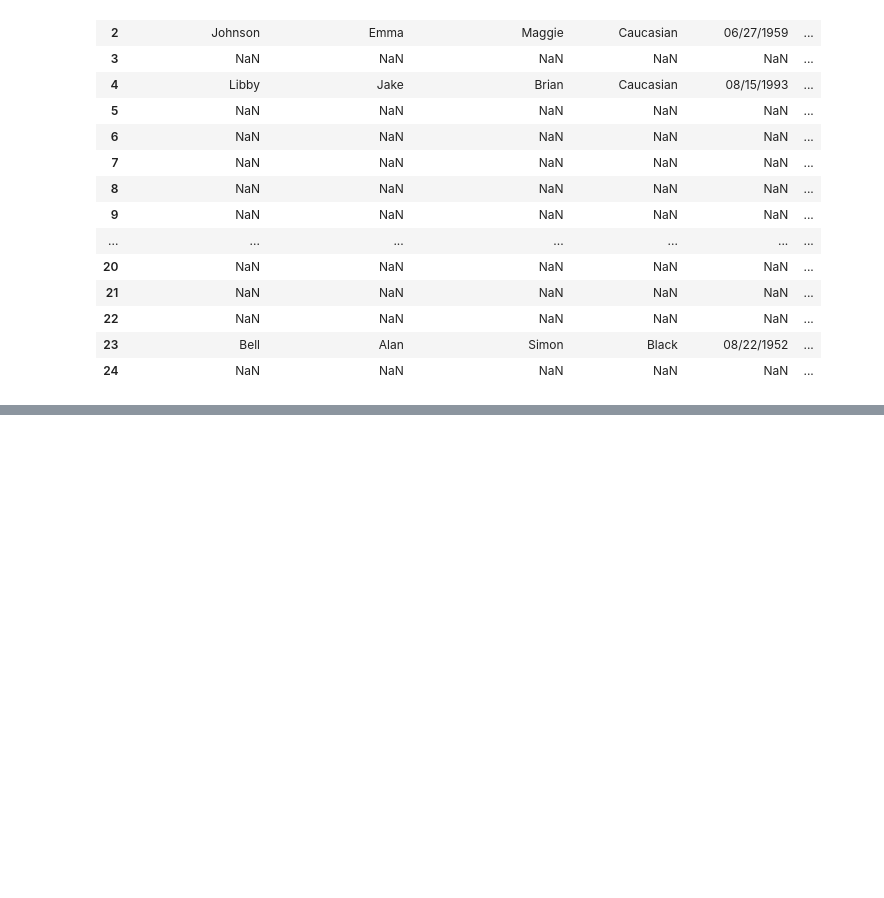
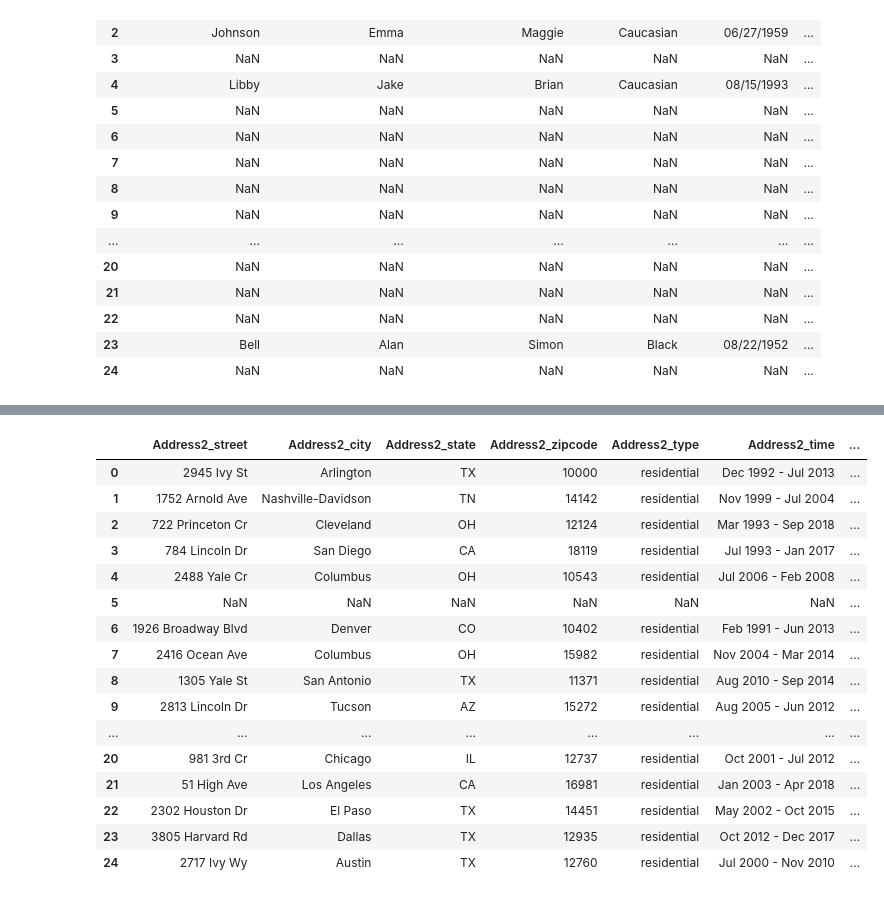
Before and after one commit to serfsup/elios-risk-exercise, a Jupyter notebook: Elios Risk Exercise.ipynb, the cells around one changed output, grey strips where cells are left out. Cells and saved outputs as stored; diff of their text form; code cells hidden in the pictures; blank space fills up the shorter version.

```diff
--- a/Elios Risk Exercise.ipynb
+++ b/Elios Risk Exercise.ipynb
@@ -508,0 +605,27 @@ criminal_3_df
+# %%
+# Expand addresses_df['Address2'] into its own dataframe.
+addresses2_df = addresses_df['Address2'].apply(pd.Series)
+
+# Rename each variable in criminal1_df.
+addresses2_df = addresses2_df.rename(columns=lambda x: 'Address2_' + str(x))
+
+# View the criminal1_df data frame.
+addresses2_df
+# %% [output]
+|  | Address2_street | Address2_city | Address2_state | Address2_zipcode | Address2_type | Address2_time | ... |
+| 0 | 2945 Ivy St | Arlington | TX | 10000 | residential | Dec 1992 - Jul 2013 | ... |
+| 1 | 1752 Arnold Ave | Nashville-Davidson | TN | 14142 | residential | Nov 1999 - Jul 2004 | ... |
+| 2 | 722 Princeton Cr | Cleveland | OH | 12124 | residential | Mar 1993 - Sep 2018 | ... |
+| 3 | 784 Lincoln Dr | San Diego | CA | 18119 | residential | Jul 1993 - Jan 2017 | ... |
+| 4 | 2488 Yale Cr | Columbus | OH | 10543 | residential | Jul 2006 - Feb 2008 | ... |
+| 5 | NaN | NaN | NaN | NaN | NaN | NaN | ... |
+| 6 | 1926 Broadway Blvd | Denver | CO | 10402 | residential | Feb 1991 - Jun 2013 | ... |
+| 7 | 2416 Ocean Ave | Columbus | OH | 15982 | residential | Nov 2004 - Mar 2014 | ... |
+| 8 | 1305 Yale St | San Antonio | TX | 11371 | residential | Aug 2010 - Sep 2014 | ... |
+| 9 | 2813 Lincoln Dr | Tucson | AZ | 15272 | residential | Aug 2005 - Jun 2012 | ... |
+| ... | ... | ... | ... | ... | ... | ... | ... |
+| 20 | 981 3rd Cr | Chicago | IL | 12737 | residential | Oct 2001 - Jul 2012 | ... |
+| 21 | 51 High Ave | Los Angeles | CA | 16981 | residential | Jan 2003 - Apr 2018 | ... |
+| 22 | 2302 Houston Dr | El Paso | TX | 14451 | residential | May 2002 - Oct 2015 | ... |
+| 23 | 3805 Harvard Rd | Dallas | TX | 12935 | residential | Oct 2012 - Dec 2017 | ... |
+| 24 | 2717 Ivy Wy | Austin | TX | 12760 | residential | Jul 2000 - Nov 2010 | ... |
```
Also changed, not shown: parts of 46 cells of this notebook.
